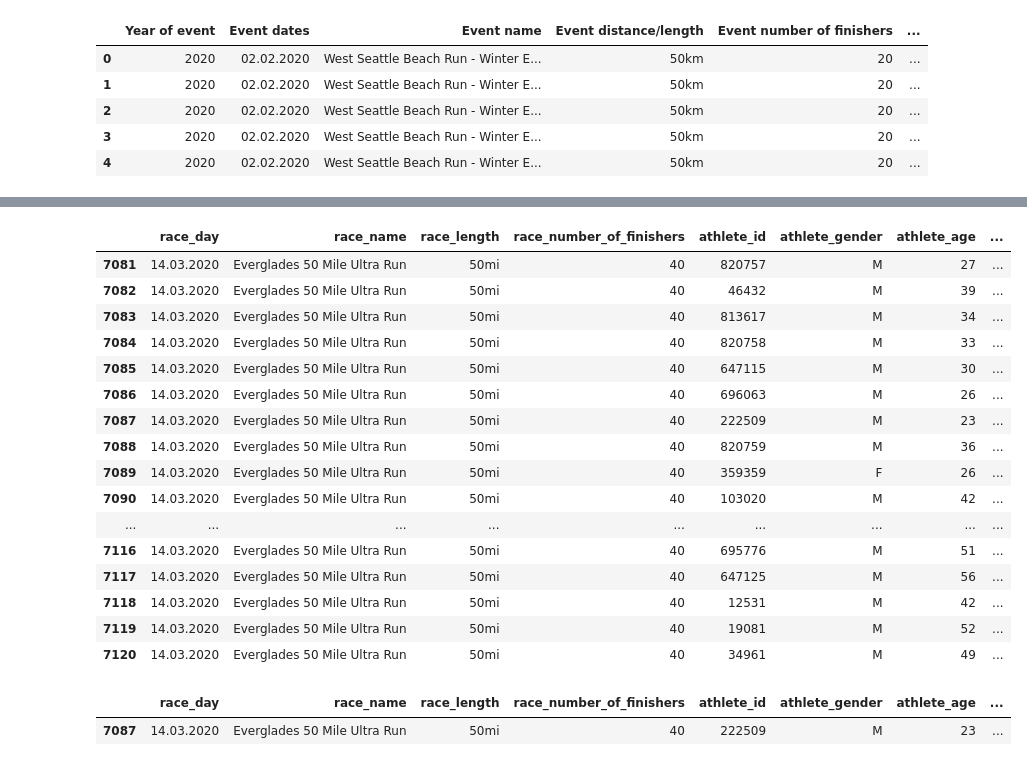
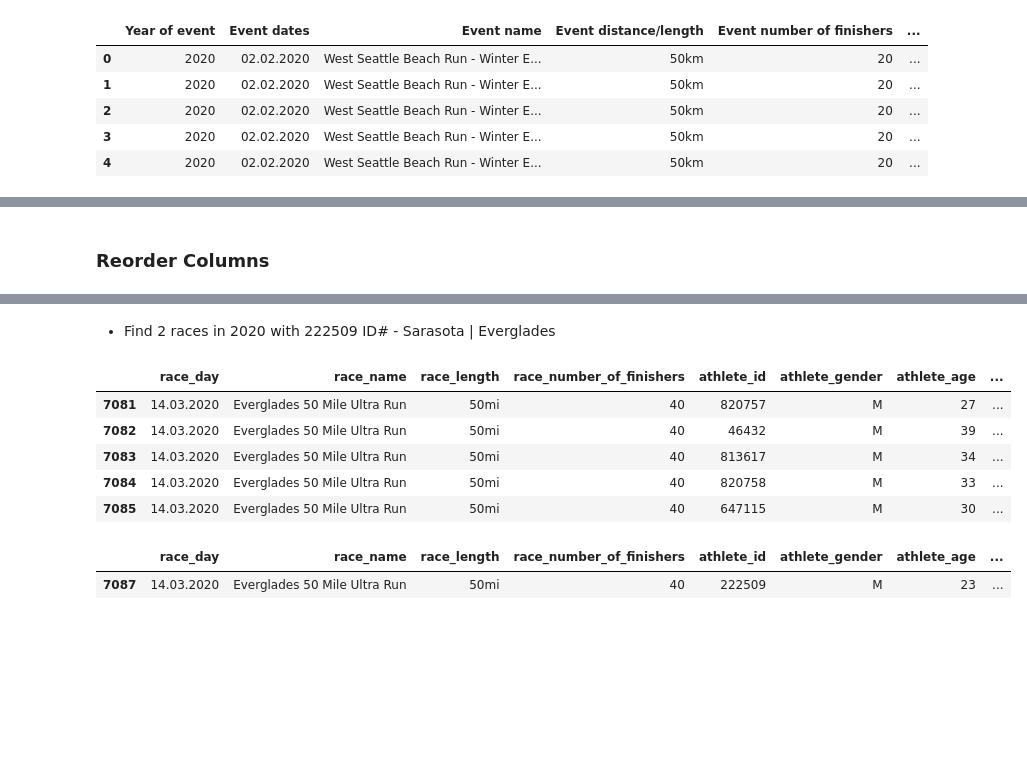
Before and after one commit to GiwonLee1999/Marathon-Analysis, a Jupyter notebook: EDA/Marathon.ipynb, the cells around one changed output, grey strips where cells are left out. Cells and saved outputs as stored; diff of their text form; code cells hidden in the pictures; blank space fills up the shorter version.

```diff
--- a/EDA/Marathon.ipynb
+++ b/EDA/Marathon.ipynb
@@ -332,3 +345,5 @@ df2.head()
+# %% [markdown]
+### Reorder Columns
 # %%
 df3 = df2[['race_day','race_name','race_length','race_number_of_finishers','athlete_id','athlete_gender','athlete_age','athlete_performance','athlete_average_speed','year']]
 # %%
@@ -345,20 +358,11 @@ df3.head()
+# %% [markdown]
+- Find 2 races in 2020 with 222509 ID# - Sarasota | Everglades
 # %%
-df3[df3['race_name'] == 'Everglades 50 Mile Ultra Run ']
+df3[df3['race_name'] == 'Everglades 50 Mile Ultra Run '].head()
 # %% [output]
 |  | race_day | race_name | race_length | race_number_of_finishers | athlete_id | athlete_gender | athlete_age | ... |
 | 7081 | 14.03.2020 | Everglades 50 Mile Ultra Run | 50mi | 40 | 820757 | M | 27 | ... |
 | 7082 | 14.03.2020 | Everglades 50 Mile Ultra Run | 50mi | 40 | 46432 | M | 39 | ... |
 | 7083 | 14.03.2020 | Everglades 50 Mile Ultra Run | 50mi | 40 | 813617 | M | 34 | ... |
 | 7084 | 14.03.2020 | Everglades 50 Mile Ultra Run | 50mi | 40 | 820758 | M | 33 | ... |
 | 7085 | 14.03.2020 | Everglades 50 Mile Ultra Run | 50mi | 40 | 647115 | M | 30 | ... |
-| 7086 | 14.03.2020 | Everglades 50 Mile Ultra Run | 50mi | 40 | 696063 | M | 26 | ... |
-| 7087 | 14.03.2020 | Everglades 50 Mile Ultra Run | 50mi | 40 | 222509 | M | 23 | ... |
-| 7088 | 14.03.2020 | Everglades 50 Mile Ultra Run | 50mi | 40 | 820759 | M | 36 | ... |
-| 7089 | 14.03.2020 | Everglades 50 Mile Ultra Run | 50mi | 40 | 359359 | F | 26 | ... |
-| 7090 | 14.03.2020 | Everglades 50 Mile Ultra Run | 50mi | 40 | 103020 | M | 42 | ... |
-| ... | ... | ... | ... | ... | ... | ... | ... | ... |
-| 7116 | 14.03.2020 | Everglades 50 Mile Ultra Run | 50mi | 40 | 695776 | M | 51 | ... |
-| 7117 | 14.03.2020 | Everglades 50 Mile Ultra Run | 50mi | 40 | 647125 | M | 56 | ... |
-| 7118 | 14.03.2020 | Everglades 50 Mile Ultra Run | 50mi | 40 | 12531 | M | 42 | ... |
-| 7119 | 14.03.2020 | Everglades 50 Mile Ultra Run | 50mi | 40 | 19081 | M | 52 | ... |
-| 7120 | 14.03.2020 | Everglades 50 Mile Ultra Run | 50mi | 40 | 34961 | M | 49 | ... |
```
Also changed, not shown: parts of 61 cells of this notebook, 3 other files.
